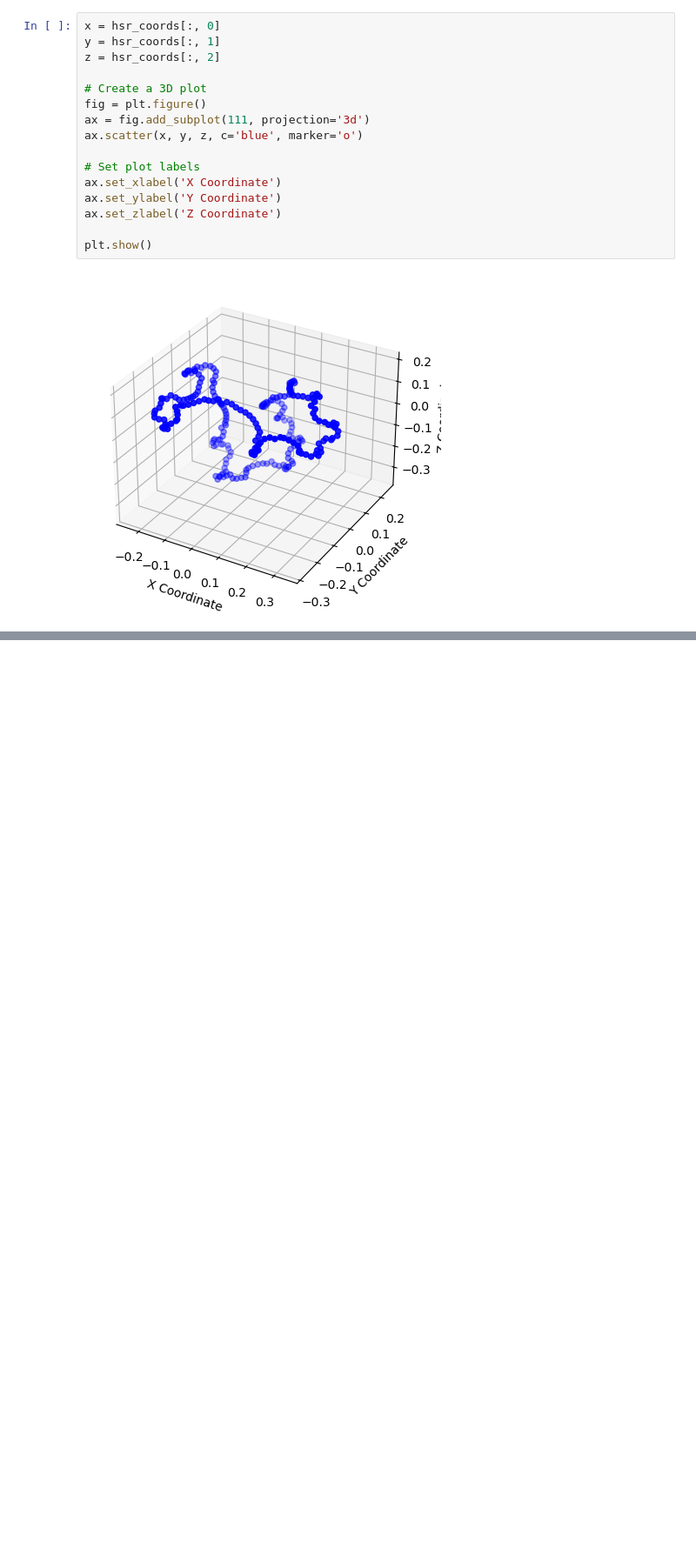
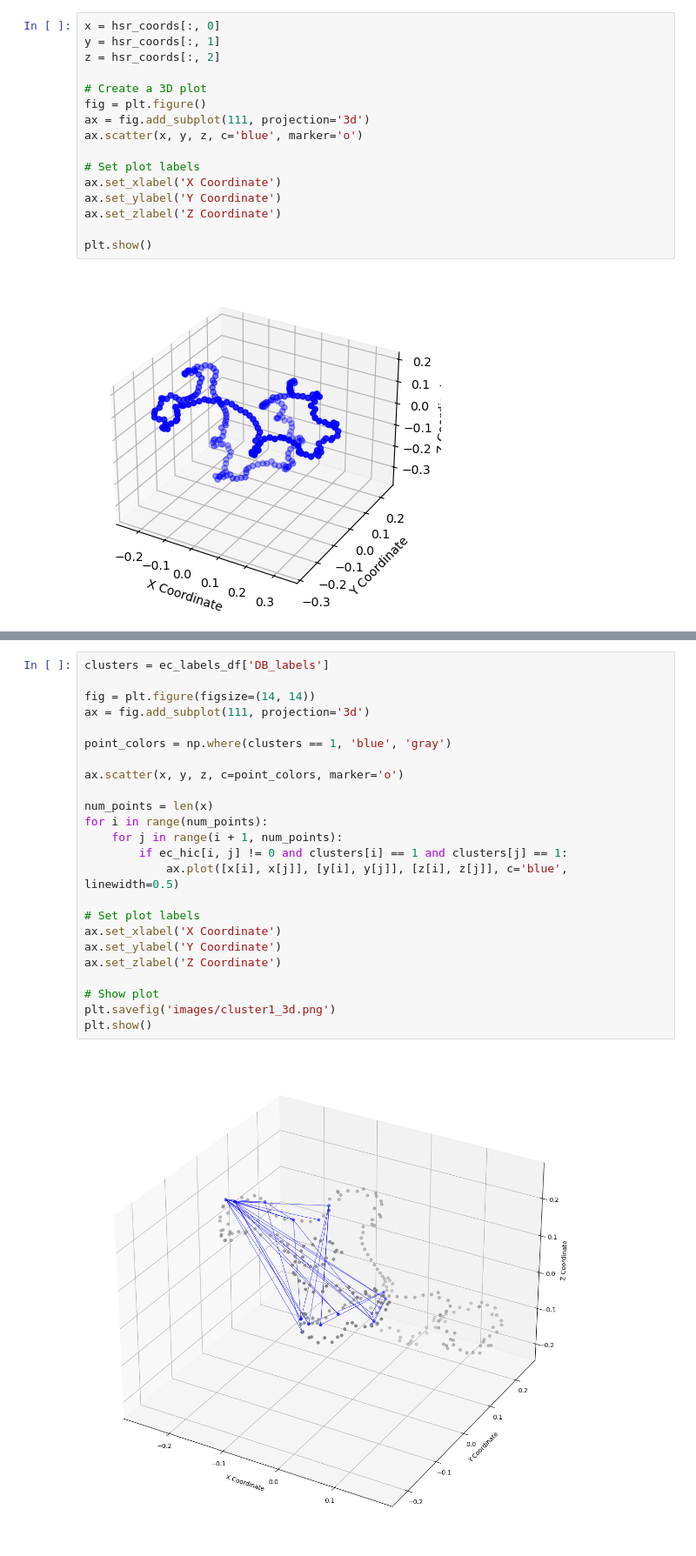
Before and after one commit to vikwaran03/DSC180B_Q2, a Jupyter notebook: Q2_Prep/structure.ipynb, the cells around one changed output, grey strips where cells are left out. Shown at 87% size. Drawn from its saved outputs; the diff is of its cells as text; blank space fills up the shorter version.

```diff
--- a/Q2_Prep/structure.ipynb
+++ b/Q2_Prep/structure.ipynb
@@ -81,0 +85,26 @@ plt.show()
+# %%
+clusters = ec_labels_df['DB_labels']
+
+fig = plt.figure(figsize=(14, 14))
+ax = fig.add_subplot(111, projection='3d')
+
+point_colors = np.where(clusters == 1, 'blue', 'gray')
+
+ax.scatter(x, y, z, c=point_colors, marker='o')
+
+num_points = len(x)
+for i in range(num_points):
+    for j in range(i + 1, num_points):
+        if ec_hic[i, j] != 0 and clusters[i] == 1 and clusters[j] == 1:
+            ax.plot([x[i], x[j]], [y[i], y[j]], [z[i], z[j]], c='blue', linewidth=0.5)
+
+# Set plot labels
+ax.set_xlabel('X Coordinate')
+ax.set_ylabel('Y Coordinate')
+ax.set_zlabel('Z Coordinate')
+
+# Show plot
+plt.savefig('images/cluster1_3d.png')
+plt.show()
+# %% [output]
+[figure, added]
```
Also changed, not shown: parts of 4 cells of this notebook, 2 other files.
